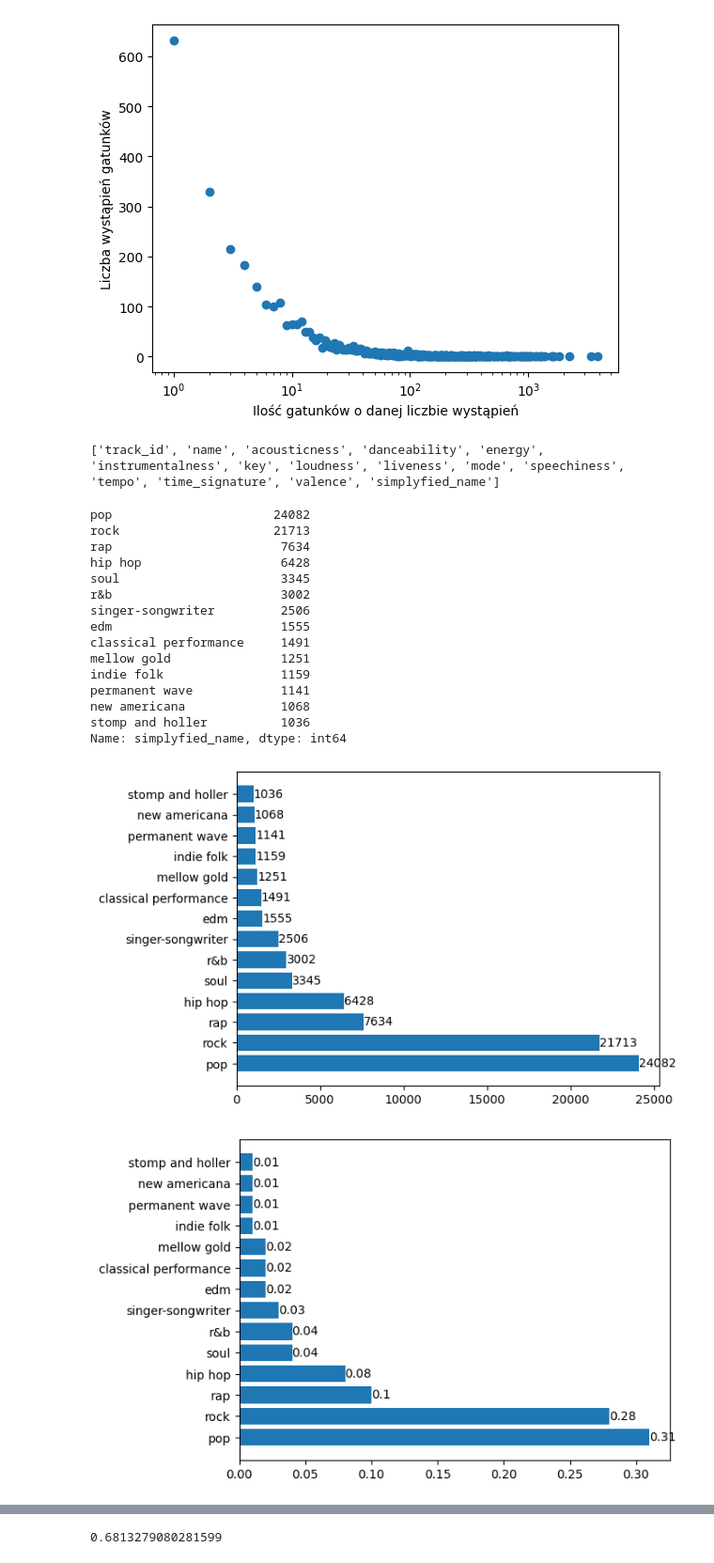
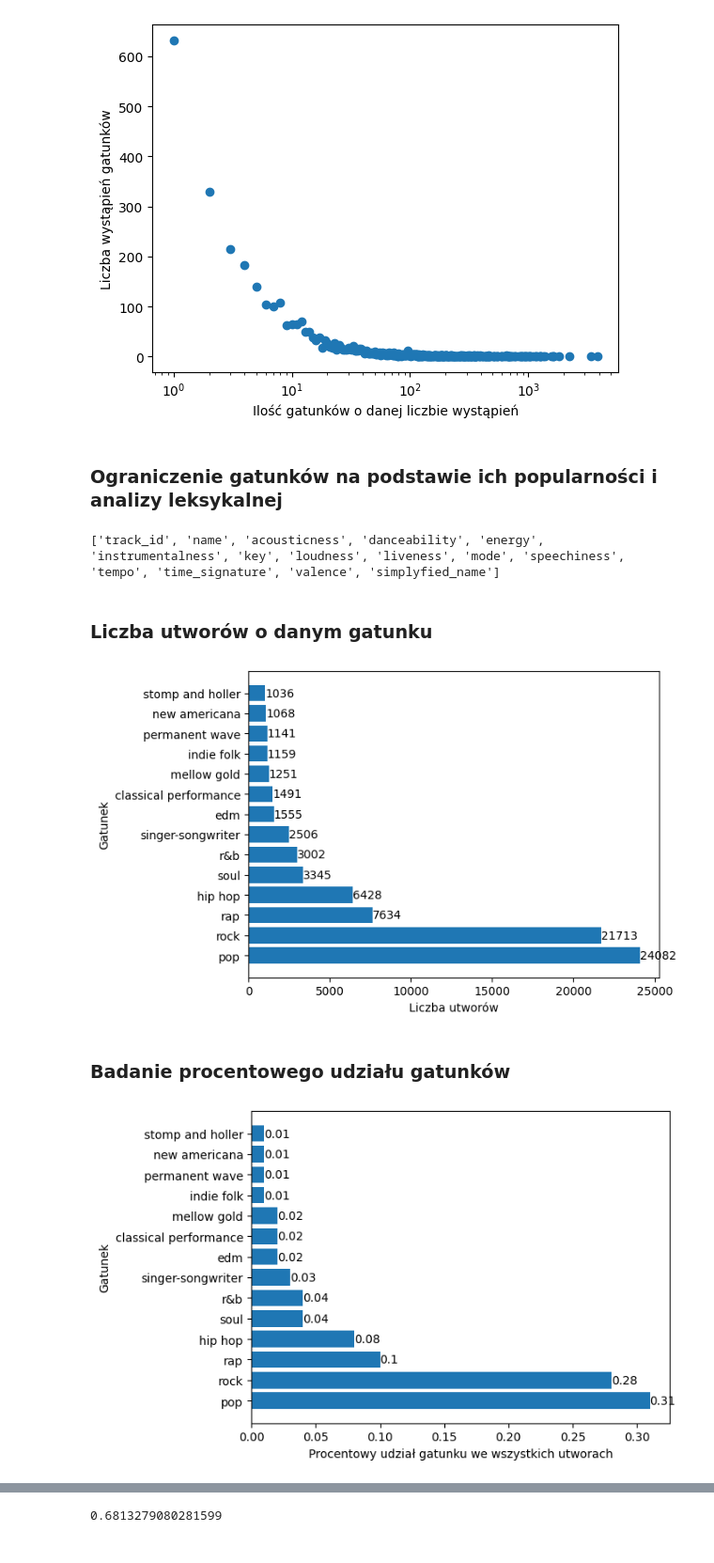
Before and after one commit to XxRoloxX/Spotler, a Jupyter notebook: exploratory_data_analysis.ipynb, the cells around one changed output, grey strips where cells are left out. Shown at 94% size. Saved outputs shown, nothing was run; the diff lists cells and outputs as text; code cells hidden in the pictures.

```diff
--- a/exploratory_data_analysis.ipynb
+++ b/exploratory_data_analysis.ipynb
@@ -93,6 +110,8 @@ plt.xscale("log")
 plt.show()
 # %% [output]
 [figure]
+# %% [markdown]
+<h3>Ograniczenie gatunków na podstawie ich popularności i analizy leksykalnej</h3>
 # %%
 all_columns =modlib.create_csv_from_query(
     db_path, csv_simple_genre_name, track_simple_genres_query, "\t")
@@ -100,42 +119,34 @@ all_columns =modlib.create_csv_from_query(
 ['track_id', 'name', 'acousticness', 'danceability', 'energy', 'instrumentalness', 'key', 'loudness', 'liveness', 'mode', 'speechiness', 'tempo', 'time_signature', 'valence', 'simplyfied_name']
 # %%
 df = pd.read_csv(csv_simple_genre_name, sep="[\t]")
+# %% [markdown]
+<h3>Liczba utworów o danym gatunku</h3>
 # %%
-
 simplified_genre_count = (df["simplyfied_name"].value_counts())
-print(simplified_genre_count)
 fig, ax = plt.subplots()
 
 bars = ax.barh(simplified_genre_count.index, simplified_genre_count.values)
 ax.bar_label(bars)
+ax.set_xlabel("Liczba utworów")
+ax.set_ylabel("Gatunek")
 
 plt.show()
 # %% [output]
-pop                      24082
-rock                     21713
-rap                       7634
-hip hop                   6428
-soul                      3345
-r&b                       3002
-singer-songwriter         2506
-edm                       1555
-classical performance     1491
-mellow gold               1251
-indie folk                1159
-permanent wave            1141
-new americana             1068
-stomp and holler          1036
-Name: simplyfied_name, dtype: int64
-[figure, old version]
+[figure, new version]
+# %% [markdown]
+<h3>Badanie procentowego udziału gatunków</h3>
 # %%
 sum = simplified_genre_count.values.sum()
 fig, ax = plt.subplots()
 
 bars = ax.barh(
     simplified_genre_count.index,
     [round(amount/sum, 2) for amount in simplified_genre_count.values])
 
 ax.bar_label(bars)
+ax.set_xlabel("Procentowy udział gatunku we wszystkich utworach")
+ax.set_ylabel("Gatunek")
+
 plt.show()
 # %% [output]
-[figure, old version]
+[figure, new version]
```
Also changed, not shown: parts of 93 cells of this notebook.
